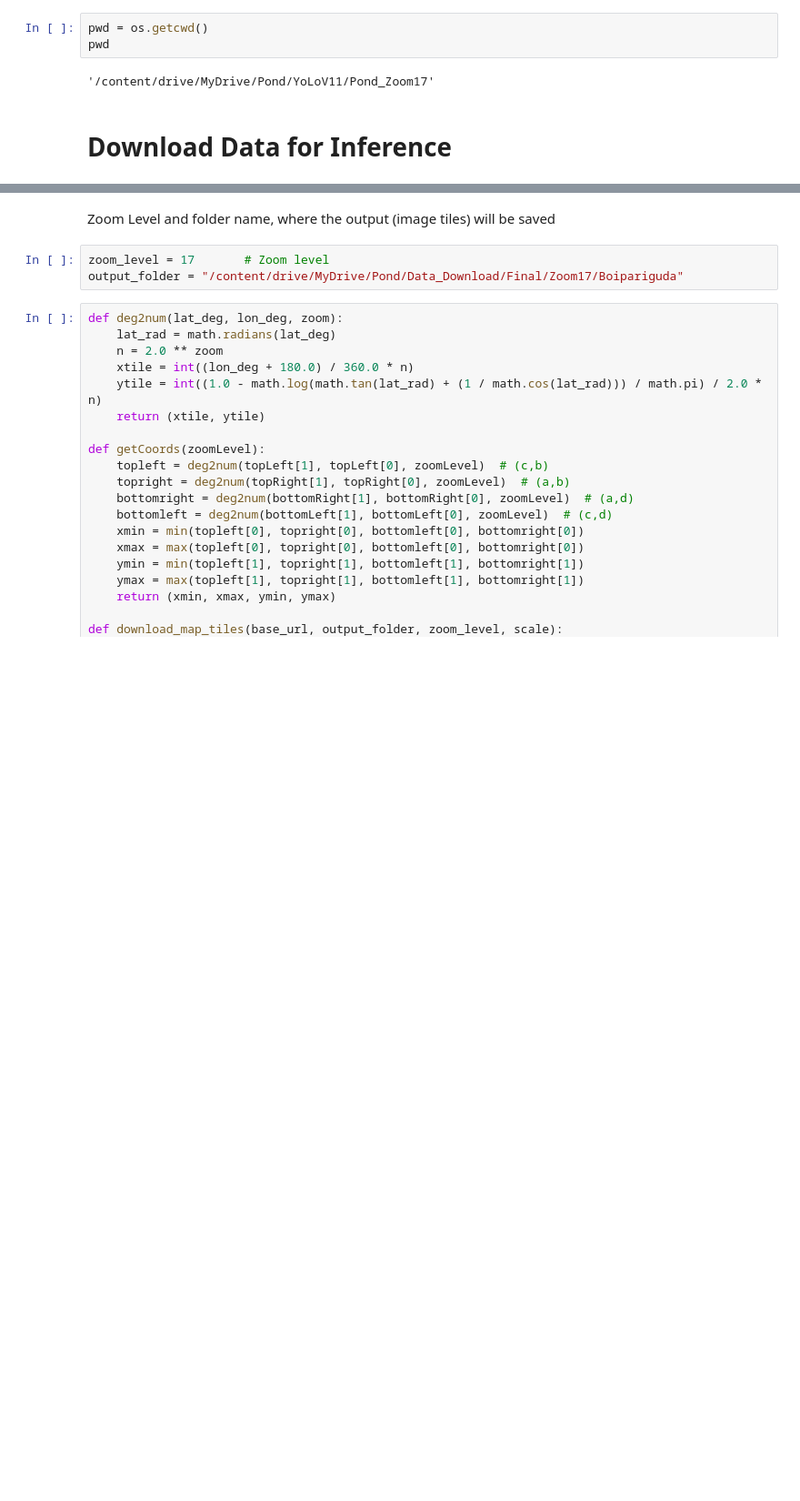
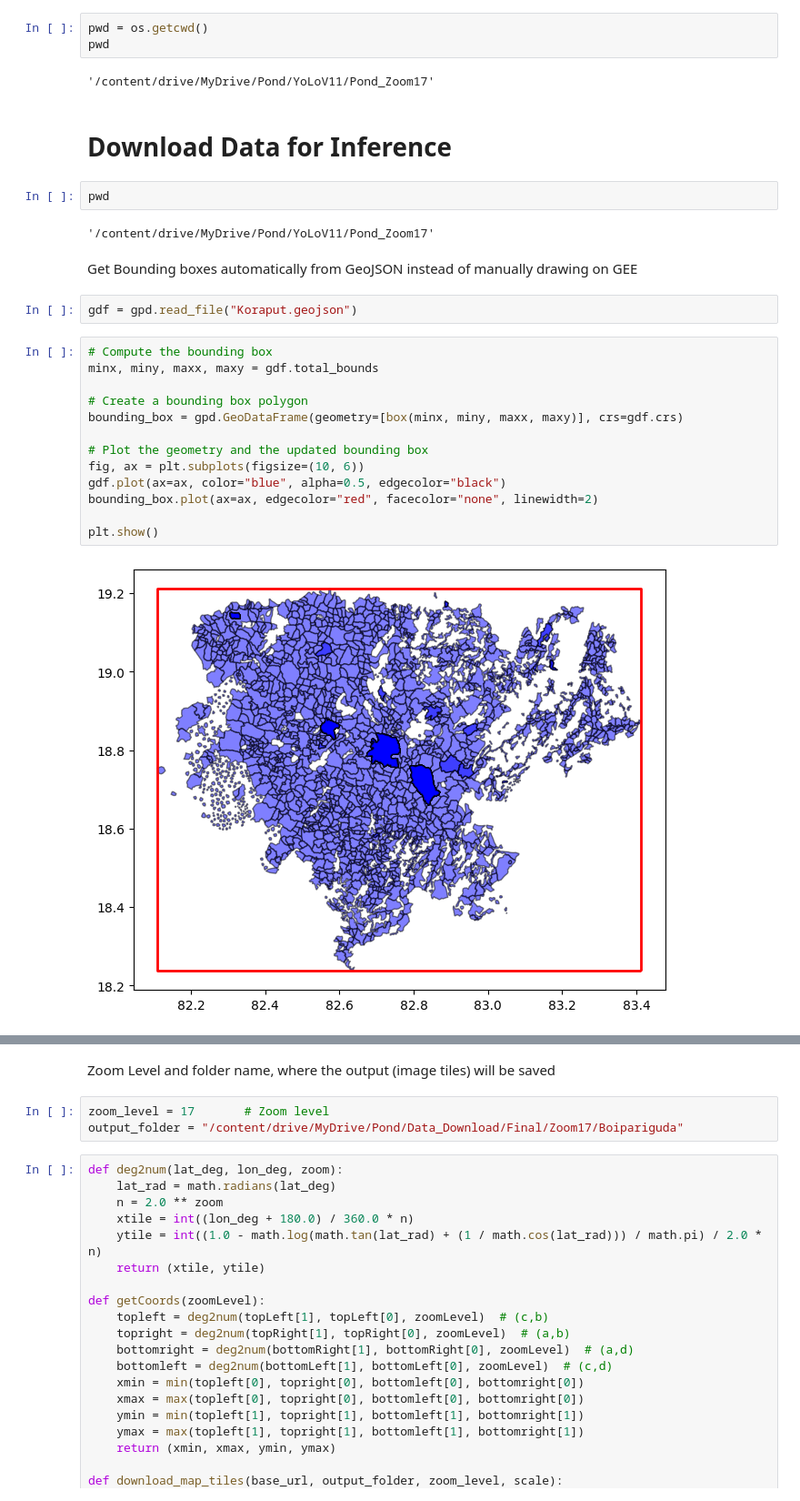
Before and after one commit to aatifnisar01/Ponds_and_wells_detection, a Jupyter notebook: Inference - Ponds.ipynb, the cells around one changed output, grey strips where cells are left out. Shown: that part at 91% size. Drawn from its saved outputs; the diff is of its cells as text; blank space fills up the shorter version.

```diff
--- a/Inference - Ponds.ipynb
+++ b/Inference - Ponds.ipynb
@@ -65,3 +66,26 @@ pwd
 '/content/drive/MyDrive/Pond/YoLoV11/Pond_Zoom17'
 # %% [markdown]
 # Download Data for Inference
+# %%
+pwd
+# %% [output]
+'/content/drive/MyDrive/Pond/YoLoV11/Pond_Zoom17'
+# %% [markdown]
+Get Bounding boxes automatically from GeoJSON instead of manually drawing on GEE
+# %%
+gdf = gpd.read_file("Koraput.geojson")
+# %%
+# Compute the bounding box
+minx, miny, maxx, maxy = gdf.total_bounds
+
+# Create a bounding box polygon
+bounding_box = gpd.GeoDataFrame(geometry=[box(minx, miny, maxx, maxy)], crs=gdf.crs)
+
+# Plot the geometry and the updated bounding box
+fig, ax = plt.subplots(figsize=(10, 6))
+gdf.plot(ax=ax, color="blue", alpha=0.5, edgecolor="black")
+bounding_box.plot(ax=ax, edgecolor="red", facecolor="none", linewidth=2)
+
+plt.show()
+# %% [output]
+[figure, added]
```
Also changed, not shown: parts of 6 cells of this notebook.
